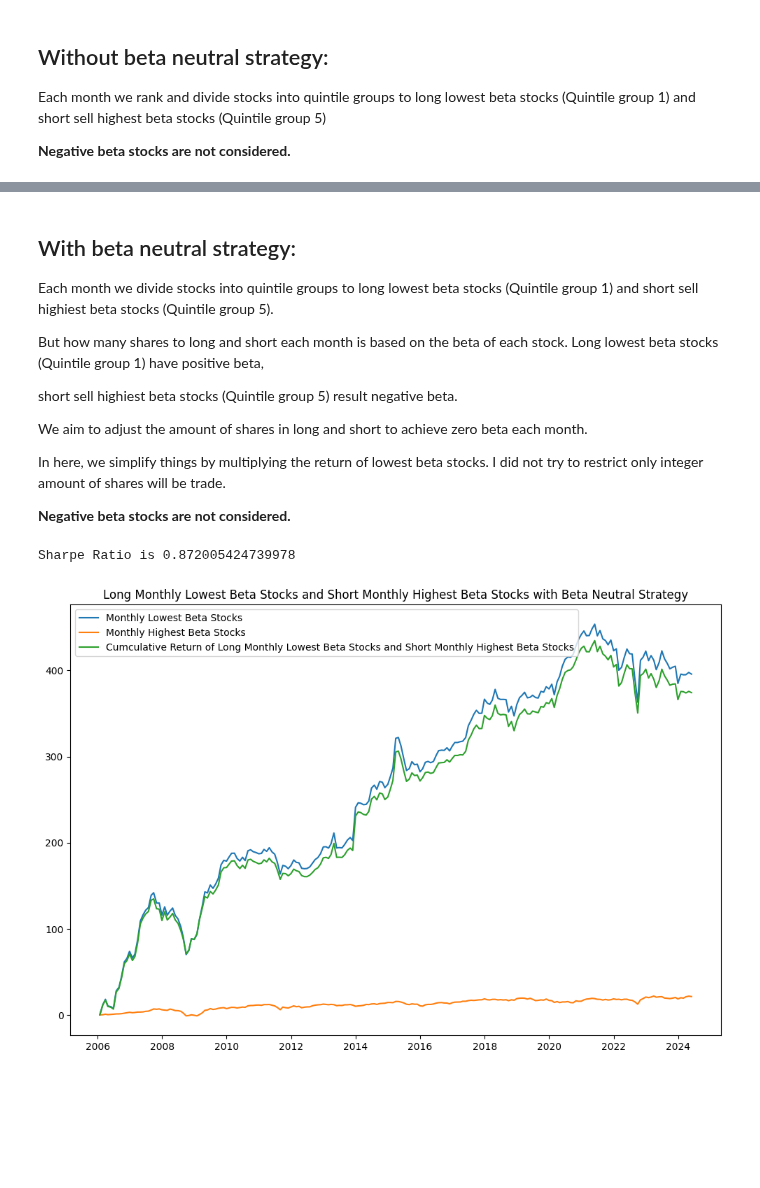
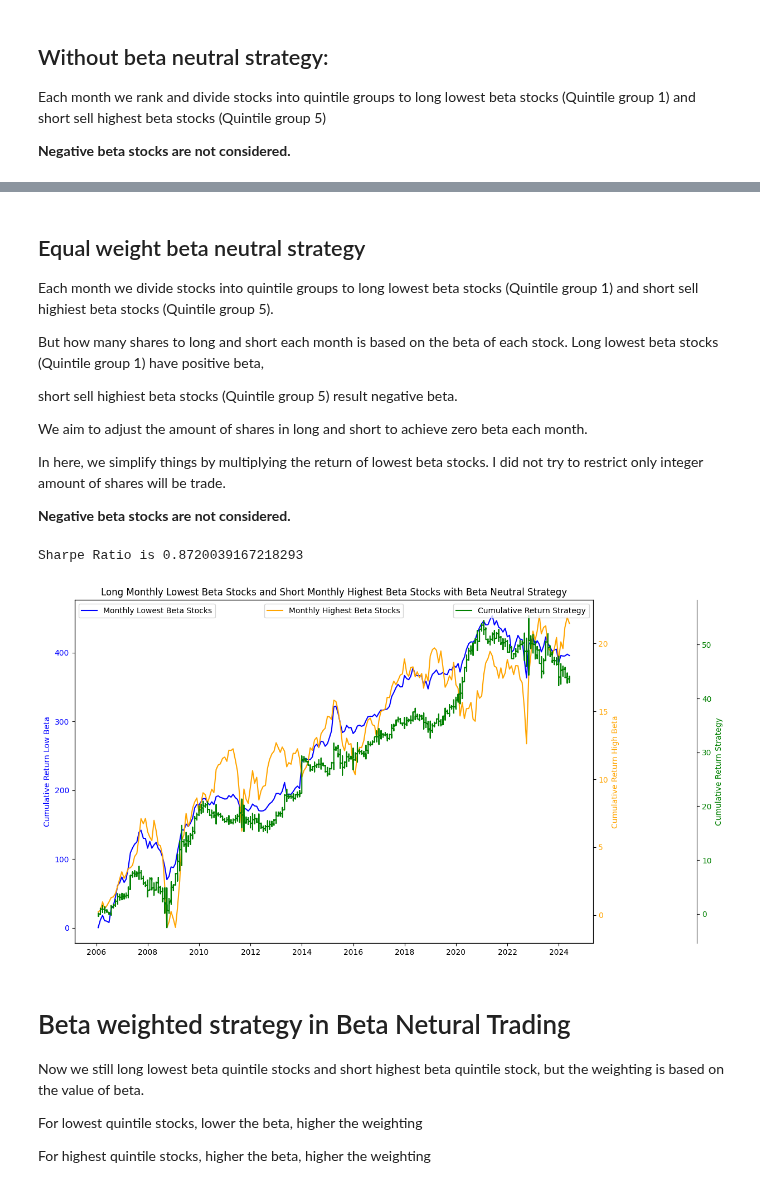
Before and after one commit to vd1371/AcademicQuantLab, a Jupyter notebook: Momentum/bet_against_beta_HK.ipynb, the cells around one changed output, grey strips where cells are left out. Saved outputs shown, nothing was run; the diff lists cells and outputs as text; code cells hidden in the pictures; blank space fills up the shorter version.

Commit message:
Changed the weight mechanism

```diff
--- a/Momentum/bet_against_beta_HK.ipynb
+++ b/Momentum/bet_against_beta_HK.ipynb
@@ -102,7 +102,8 @@ def load_data(symbol):
     df["Date"] = df["Date"].astype("string")
     df["Date"] = df["Date"].str[:10]
     df['Date'] = pd.to_datetime(df["Date"])
-    df.set_axis(df["Date"], inplace=True)
+    df.set_index(df["Date"], inplace=True, drop=True)
+
     df['Risk_free_rate'] = data["hibor_fixing_1m"]
     df = df.resample('M').agg({
         "Open":'first',                       # We will open position at the first day open price every month
@@ -112,6 +113,7 @@ def load_data(symbol):
         })
     df['this_month_return'] = (df["Close"] - df["Open"]) / df["Open"]
     df["next_month_return"] = df['this_month_return'].shift(-1)
+    df['symbol'] = symbol
     if len(df) == 0:
         os.remove(file_name)
         return None
@@ -179,6 +181,6 @@ Sharpe Ratio is : 0.2647540793878648
 [figure]
 # %% [markdown]
-## With beta neutral strategy:
+## Equal weight beta neutral strategy
 
 Each month we divide stocks into quintile groups to long lowest beta stocks (Quintile group 1) and short sell highiest beta stocks (Quintile group 5).
 
@@ -192,30 +194,54 @@ In here, we simplify things by multiplying the return of lowest beta stocks. I d
 
 <b>Negative beta stocks are not considered.
 # %%
-
 long_positions = pd.DataFrame(trade.loc[trade["rank"]==1])
 short_positions = pd.DataFrame(trade.loc[trade["rank"]==5])
 
 total_long_beta = long_positions.groupby(long_positions["Date"])["rolling_12_month_beta"].sum()
 total_short_beta = short_positions.groupby(short_positions["Date"])["rolling_12_month_beta"].sum()
 
 multi = total_short_beta / total_long_beta
 total_long_return = long_positions.groupby(long_positions["Date"])["next_month_return"].sum() *multi
 total_short_return = short_positions.groupby(short_positions["Date"])["next_month_return"].sum()
 
 cumculative_return_low_beta = total_long_return.cumsum()
 cumculative_return_high_beta = total_short_return.cumsum()
 
-plt.figure(figsize=(12,8))
-plt.plot(cumculative_return_low_beta, label = "Monthly Lowest Beta Stocks")
-plt.plot(cumculative_return_high_beta, label = "Monthly Highest Beta Stocks")
-cumculative_return = cumculative_return_low_beta - cumculative_return_high_beta
-plt.plot(cumculative_return, label = "Cumculative Return of Long Monthly Lowest Beta Stocks and Short Monthly Highest Beta Stocks")
+fig, ax1 = plt.subplots(figsize=(12, 8))
+
+ax1.plot( cumculative_return_low_beta, label="Monthly Lowest Beta Stocks", color='blue')
+ax1.set_ylabel('Cumulative Return Low Beta', color='blue')
+ax1.tick_params(axis='y', labelcolor='blue')
+
+ax2 = ax1.twinx()
+ax2.plot( cumculative_return_high_beta, label="Monthly Highest Beta Stocks", color='orange')
+ax2.set_ylabel('Cumulative Return High Beta', color='orange')
+ax2.tick_params(axis='y', labelcolor='orange')
+
+ax3 = ax1.twinx()
+ax3.spines['right'].set_position(('axes', 1.2))
+ax3.plot( cumculative_return, label="Cumulative Return Strategy", color='green')
+ax3.set_ylabel('Cumulative Return Strategy', color='green')
+ax3.tick_params(axis='y', labelcolor='green')
+
 plt.title("Long Monthly Lowest Beta Stocks and Short Monthly Highest Beta Stocks with Beta Neutral Strategy")
-plt.legend()
-risk = pd.concat([total_long_return, total_short_return]).std()
-sharpe = (total_long_return - total_short_return).mean() / risk *np.sqrt(12)
+ax1.legend(loc='upper left')
+ax2.legend(loc='upper center')
+ax3.legend(loc='upper right')
+
+risk = pd.concat([pd.Series(total_long_return), pd.Series(total_short_return)]).std()
+sharpe = (pd.Series(total_long_return) - pd.Series(total_short_return)).mean() / risk * np.sqrt(12)
 print(f'Sharpe Ratio is {sharpe}')
+
+plt.show()
 # %% [output]
-Sharpe Ratio is 0.872005424739978
+Sharpe Ratio is 0.8720039167218293
-[figure, old version]
+[figure, new version]
+# %% [markdown]
+# Beta weighted strategy in Beta Netural Trading
+
+Now we still long lowest beta quintile stocks and short highest beta quintile stock, but the weighting is based on the value of beta.
+
+For lowest quintile stocks, lower the beta, higher the weighting
+
+For highest quintile stocks, higher the beta, higher the weighting
```
Also changed, not shown: parts of 5 cells of this notebook, 1 other file.
